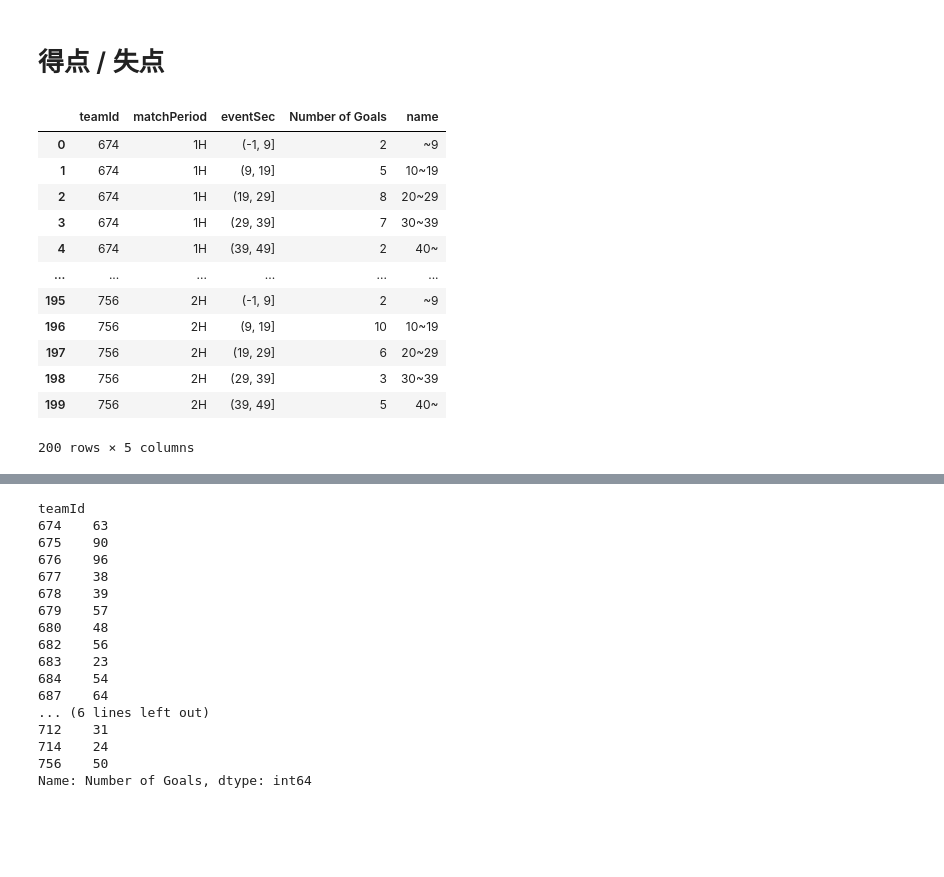
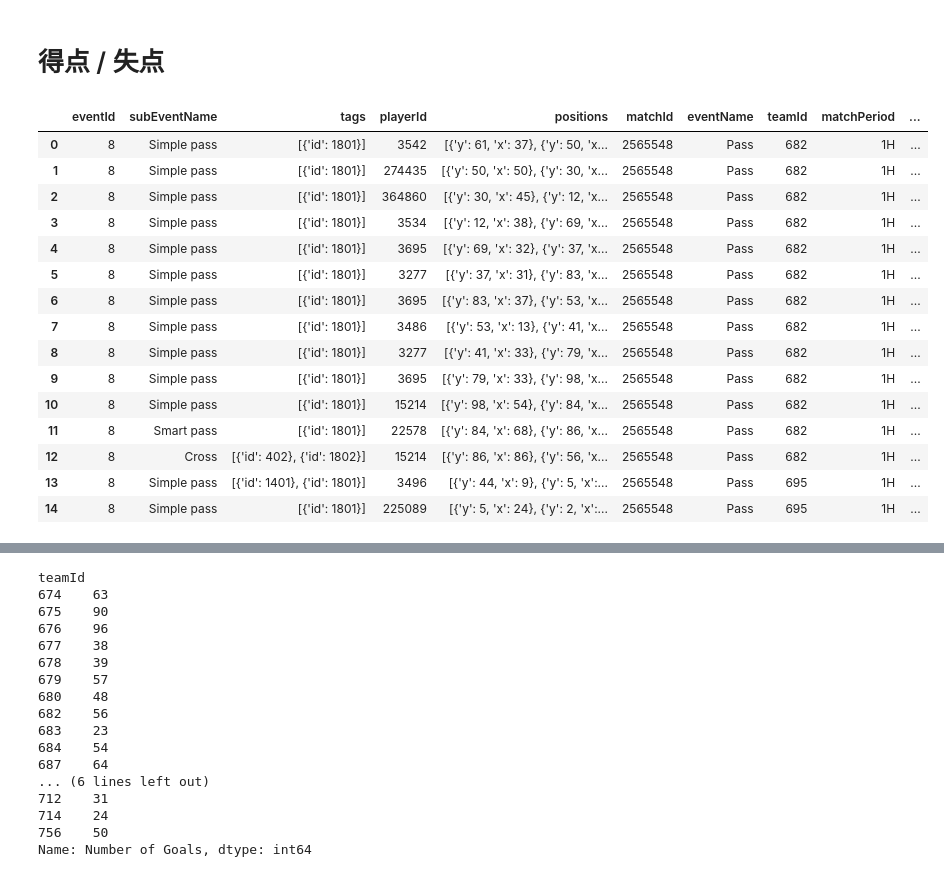
Before and after one commit to saeeeeru/WyscoutAnalyzer, a Jupyter notebook: notebook/TeamSummary/3-VizualizePassTimeSeries.ipynb, the cells around one changed output, grey strips where cells are left out. Drawn from its saved outputs; the diff is of its cells as text; code cells hidden in the pictures; blank space fills up the shorter version.

```diff
--- a/notebook/TeamSummary/1-VizualizeTimeSeries.ipynb
+++ b/notebook/TeamSummary/3-VizualizePassTimeSeries.ipynb
@@ -87,28 +87,38 @@ matchPeriod_list = ['1H', '2H']
 # %% [markdown]
 # 得点 / 失点
 # %%
-minute = 10; end = 45+minute+1
-goal_time_summary = events_df[events_df.eventName.isin(['Shot', 'Free Kick'])].groupby(['teamId', 'matchPeriod', pd.cut(events_df[events_df.eventName.isin(['Shot', 'Free Kick'])].eventSec/60, np.arange(-1, end, minute))]).tags.agg(lambda xs: np.sum([[(101 in [tag_dict['id'] for tag_dict in tags])or(102 in [tag_dict['id'] for tag_dict in tags])] for tags in xs])).reset_index()
+minute = 5; end = 45+minute+1
+type_event = ['Pass']
 
-N = len(goal_time_summary.eventSec.unique().tolist())
-name_dict = {inter:f'{inter.left+1}~{inter.right}' if (i!=0)and(i!=N-1) else f'~{inter.right}' if i==0 else f'{inter.left+1}~' for i, inter in enumerate(goal_time_summary.eventSec.unique().tolist())}
+#pass_time_summary = events_df[events_df.eventName.isin(type_event)].groupby(['teamId', 'matchPeriod', pd.cut(events_df[events_df.eventName.isin(type_event)].eventSec/60, np.arange(-1, end, minute))]).tags.agg(lambda xs: np.sum([[(101 in [tag_dict['id'] for tag_dict in tags])or(102 in [tag_dict['id'] for tag_dict in tags])] for tags in xs])).reset_index()
+events_df['success'] = events_df.apply(lambda xs: 'success' if 1801 in [tag['id'] for tag in xs['tags']] else 'failure', axis=1)
 
-goal_time_summary['name'] = goal_time_summary.eventSec.apply(lambda x: name_dict[x])
+#pass_time_summary = events_df[events_df.eventName.isin(type_event)].groupby(['matchId', 'teamId',  'matchPeriod', pd.cut(events_df[events_df.eventName.isin(type_event)].eventSec/60, np.arange(-1, end, minute))]).tags.agg(lambda xs: np.sum([[(1801 in [tag_dict['id'] for tag_dict in tags])or(1802 in [tag_dict['id'] for tag_dict in tags])] for tags in xs])).reset_index()
+pass_time_summary = events_df[events_df.eventName.isin(type_event)].groupby(['matchId', 'teamId',  'matchPeriod', pd.cut(events_df[events_df.eventName.isin(type_event)].eventSec/60, np.arange(-1, end, minute))]).success.sum().reset_index()
 
-goal_time_summary = goal_time_summary.rename(columns={'tags':'Number of Goals'})
+N = len(pass_time_summary.eventSec.unique().tolist())
+name_dict = {inter:f'{inter.left+1}~{inter.right}' if (i!=0)and(i!=N-1) else f'~{inter.right}' if i==0 else f'{inter.left+1}~' for i, inter in enumerate(pass_time_summary.eventSec.unique().tolist())}
+
+pass_time_summary['name'] = pass_time_summary.eventSec.apply(lambda x: name_dict[x])
+
+pass_time_summary = pass_time_summary.rename(columns={'tags':'Number of Pass'})
+
+
+events_df.head(15)
+# %% [output]
+|  | eventId | subEventName | tags | playerId | positions | matchId | eventName | teamId | matchPeriod | ... |
+| 0 | 8 | Simple pass | [{'id': 1801}] | 3542 | [{'y': 61, 'x': 37}, {'y': 50, 'x... | 2565548 | Pass | 682 | 1H | ... |
+| 1 | 8 | Simple pass | [{'id': 1801}] | 274435 | [{'y': 50, 'x': 50}, {'y': 30, 'x... | 2565548 | Pass | 682 | 1H | ... |
+| 2 | 8 | Simple pass | [{'id': 1801}] | 364860 | [{'y': 30, 'x': 45}, {'y': 12, 'x... | 2565548 | Pass | 682 | 1H | ... |
+| 3 | 8 | Simple pass | [{'id': 1801}] | 3534 | [{'y': 12, 'x': 38}, {'y': 69, 'x... | 2565548 | Pass | 682 | 1H | ... |
+| 4 | 8 | Simple pass | [{'id': 1801}] | 3695 | [{'y': 69, 'x': 32}, {'y': 37, 'x... | 2565548 | Pass | 682 | 1H | ... |
+| 5 | 8 | Simple pass | [{'id': 1801}] | 3277 | [{'y': 37, 'x': 31}, {'y': 83, 'x... | 2565548 | Pass | 682 | 1H | ... |
+| 6 | 8 | Simple pass | [{'id': 1801}] | 3695 | [{'y': 83, 'x': 37}, {'y': 53, 'x... | 2565548 | Pass | 682 | 1H | ... |
+| 7 | 8 | Simple pass | [{'id': 1801}] | 3486 | [{'y': 53, 'x': 13}, {'y': 41, 'x... | 2565548 | Pass | 682 | 1H | ... |
+| 8 | 8 | Simple pass | [{'id': 1801}] | 3277 | [{'y': 41, 'x': 33}, {'y': 79, 'x... | 2565548 | Pass | 682 | 1H | ... |
+| 9 | 8 | Simple pass | [{'id': 1801}] | 3695 | [{'y': 79, 'x': 33}, {'y': 98, 'x... | 2565548 | Pass | 682 | 1H | ... |
+| 10 | 8 | Simple pass | [{'id': 1801}] | 15214 | [{'y': 98, 'x': 54}, {'y': 84, 'x... | 2565548 | Pass | 682 | 1H | ... |
+| 11 | 8 | Smart pass | [{'id': 1801}] | 22578 | [{'y': 84, 'x': 68}, {'y': 86, 'x... | 2565548 | Pass | 682 | 1H | ... |
+| 12 | 8 | Cross | [{'id': 402}, {'id': 1802}] | 15214 | [{'y': 86, 'x': 86}, {'y': 56, 'x... | 2565548 | Pass | 682 | 1H | ... |
+| 13 | 8 | Simple pass | [{'id': 1401}, {'id': 1801}] | 3496 | [{'y': 44, 'x': 9}, {'y': 5, 'x':... | 2565548 | Pass | 695 | 1H | ... |
+| 14 | 8 | Simple pass | [{'id': 1801}] | 225089 | [{'y': 5, 'x': 24}, {'y': 2, 'x':... | 2565548 | Pass | 695 | 1H | ... |
-# %%
-goal_time_summary
-# %% [output]
-|  | teamId | matchPeriod | eventSec | Number of Goals | name |
-| 0 | 674 | 1H | (-1, 9] | 2 | ~9 |
-| 1 | 674 | 1H | (9, 19] | 5 | 10~19 |
-| 2 | 674 | 1H | (19, 29] | 8 | 20~29 |
-| 3 | 674 | 1H | (29, 39] | 7 | 30~39 |
-| 4 | 674 | 1H | (39, 49] | 2 | 40~ |
-| ... | ... | ... | ... | ... | ... |
-| 195 | 756 | 2H | (-1, 9] | 2 | ~9 |
-| 196 | 756 | 2H | (9, 19] | 10 | 10~19 |
-| 197 | 756 | 2H | (19, 29] | 6 | 20~29 |
-| 198 | 756 | 2H | (29, 39] | 3 | 30~39 |
-| 199 | 756 | 2H | (39, 49] | 5 | 40~ |
-200 rows × 5 columns
```
Also changed, not shown: parts of 2 cells of this notebook, 1 other file.
